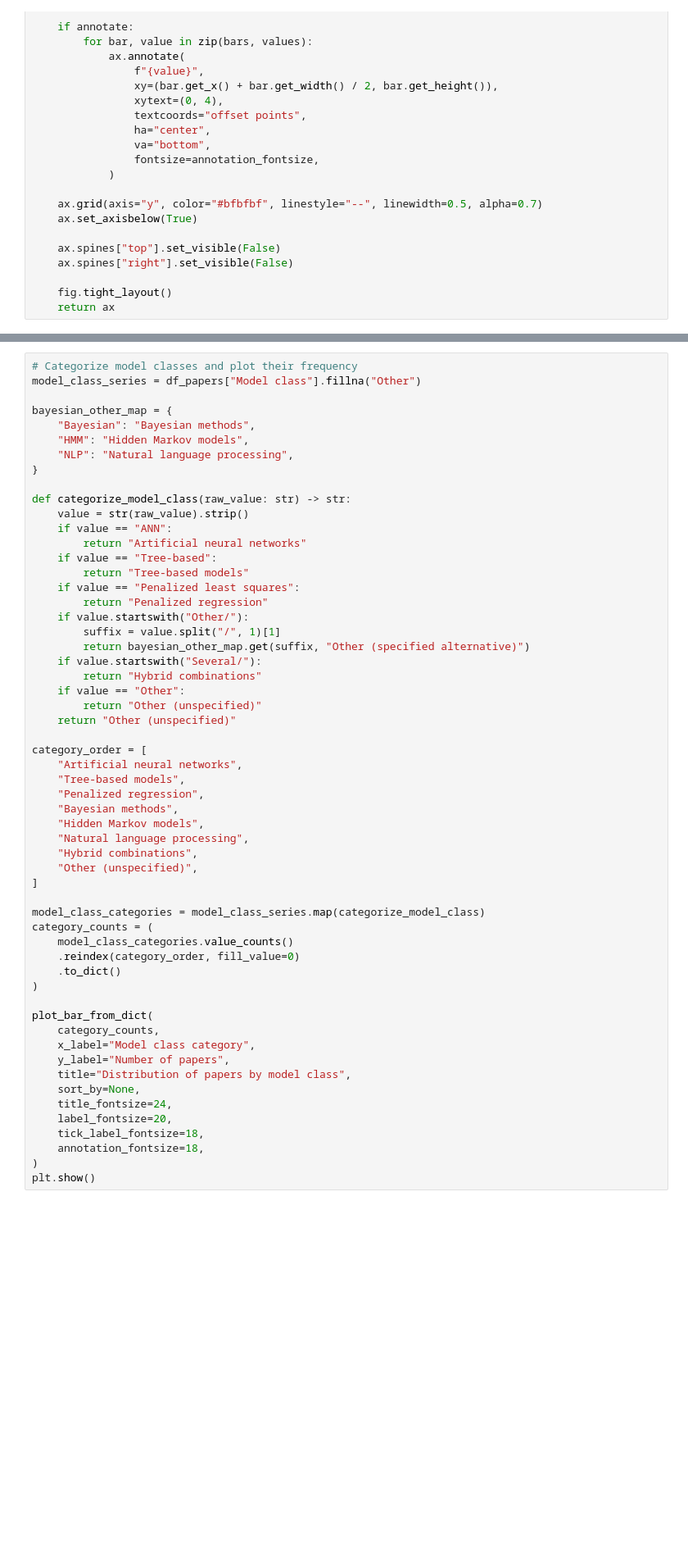
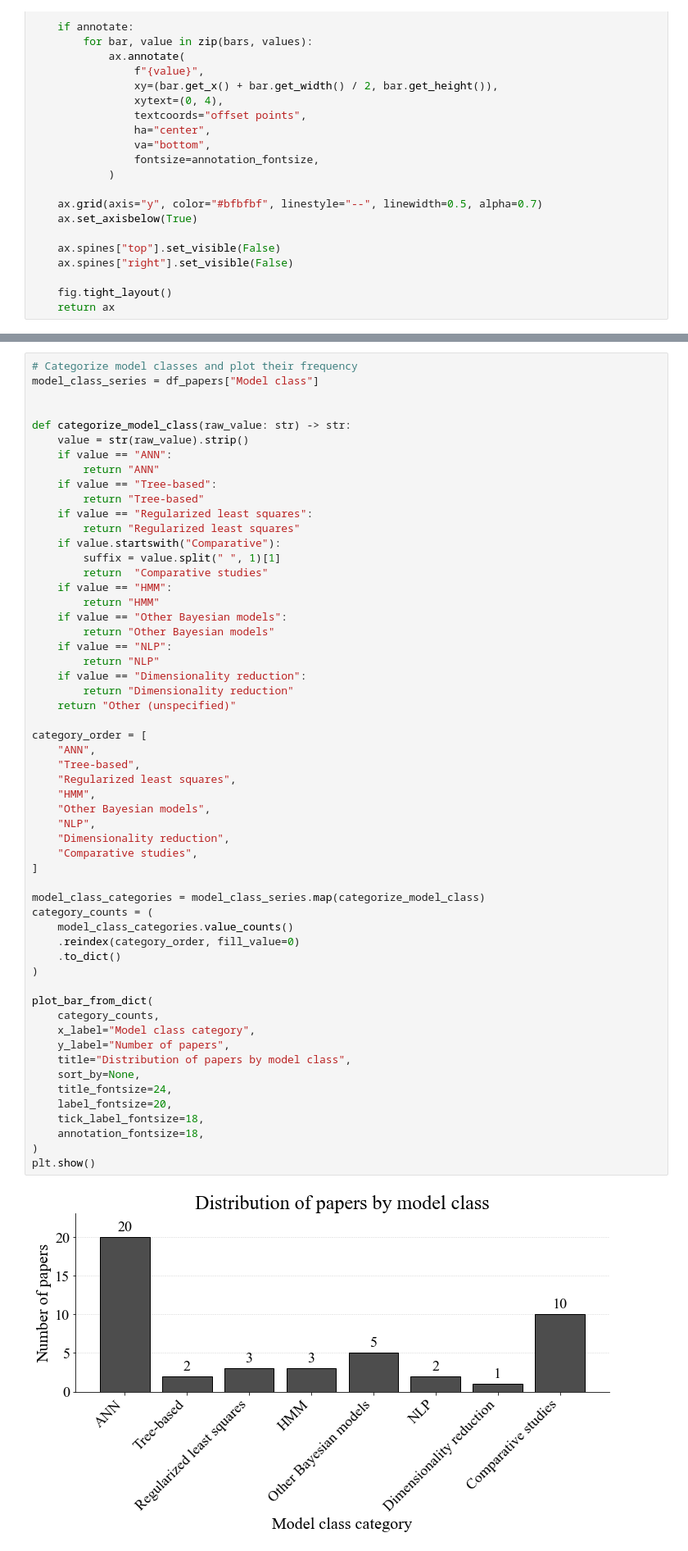
Before and after one commit to OlavNymo/literature_review, a Jupyter notebook: Analysis/plots_datasets_and_variables.ipynb, the cells around one changed output, grey strips where cells are left out. Shown at 82% size. Drawn from its saved outputs; the diff is of its cells as text; blank space fills up the shorter version.

```diff
--- a/Analysis/plots_datasets_and_variables.ipynb
+++ b/Analysis/plots_datasets_and_variables.ipynb
@@ -253,57 +310,58 @@ plt.show()
 # %%
 # Categorize model classes and plot their frequency
-model_class_series = df_papers["Model class"].fillna("Other")
+model_class_series = df_papers["Model class"]
 
-bayesian_other_map = {
-    "Bayesian": "Bayesian methods",
-    "HMM": "Hidden Markov models",
-    "NLP": "Natural language processing",
-}
 
 def categorize_model_class(raw_value: str) -> str:
     value = str(raw_value).strip()
     if value == "ANN":
-        return "Artificial neural networks"
+        return "ANN"
     if value == "Tree-based":
-        return "Tree-based models"
-    if value == "Penalized least squares":
-        return "Penalized regression"
-    if value.startswith("Other/"):
-        suffix = value.split("/", 1)[1]
-        return bayesian_other_map.get(suffix, "Other (specified alternative)")
-    if value.startswith("Several/"):
-        return "Hybrid combinations"
-    if value == "Other":
-        return "Other (unspecified)"
+        return "Tree-based"
+    if value == "Regularized least squares":
+        return "Regularized least squares"
+    if value.startswith("Comparative"):
+        suffix = value.split(" ", 1)[1]
+        return  "Comparative studies"
+    if value == "HMM":
+        return "HMM"
+    if value == "Other Bayesian models":
+        return "Other Bayesian models"
+    if value == "NLP":
+        return "NLP"
+    if value == "Dimensionality reduction":
+        return "Dimensionality reduction"
     return "Other (unspecified)"
 
 category_order = [
-    "Artificial neural networks",
-    "Tree-based models",
-    "Penalized regression",
-    "Bayesian methods",
-    "Hidden Markov models",
-    "Natural language processing",
-    "Hybrid combinations",
-    "Other (unspecified)",
+    "ANN",
+    "Tree-based",
+    "Regularized least squares",
+    "HMM",
+    "Other Bayesian models",
+    "NLP",
+    "Dimensionality reduction",
+    "Comparative studies",
 ]
 
 model_class_categories = model_class_series.map(categorize_model_class)
 category_counts = (
     model_class_categories.value_counts()
     .reindex(category_order, fill_value=0)
     .to_dict()
 )
 
 plot_bar_from_dict(
     category_counts,
     x_label="Model class category",
     y_label="Number of papers",
     title="Distribution of papers by model class",
     sort_by=None,
     title_fontsize=24,
     label_fontsize=20,
     tick_label_fontsize=18,
     annotation_fontsize=18,
 )
 plt.show()
+# %% [output]
+[figure, added]
```
Also changed, not shown: parts of 4 cells of this notebook, 17 other files.
